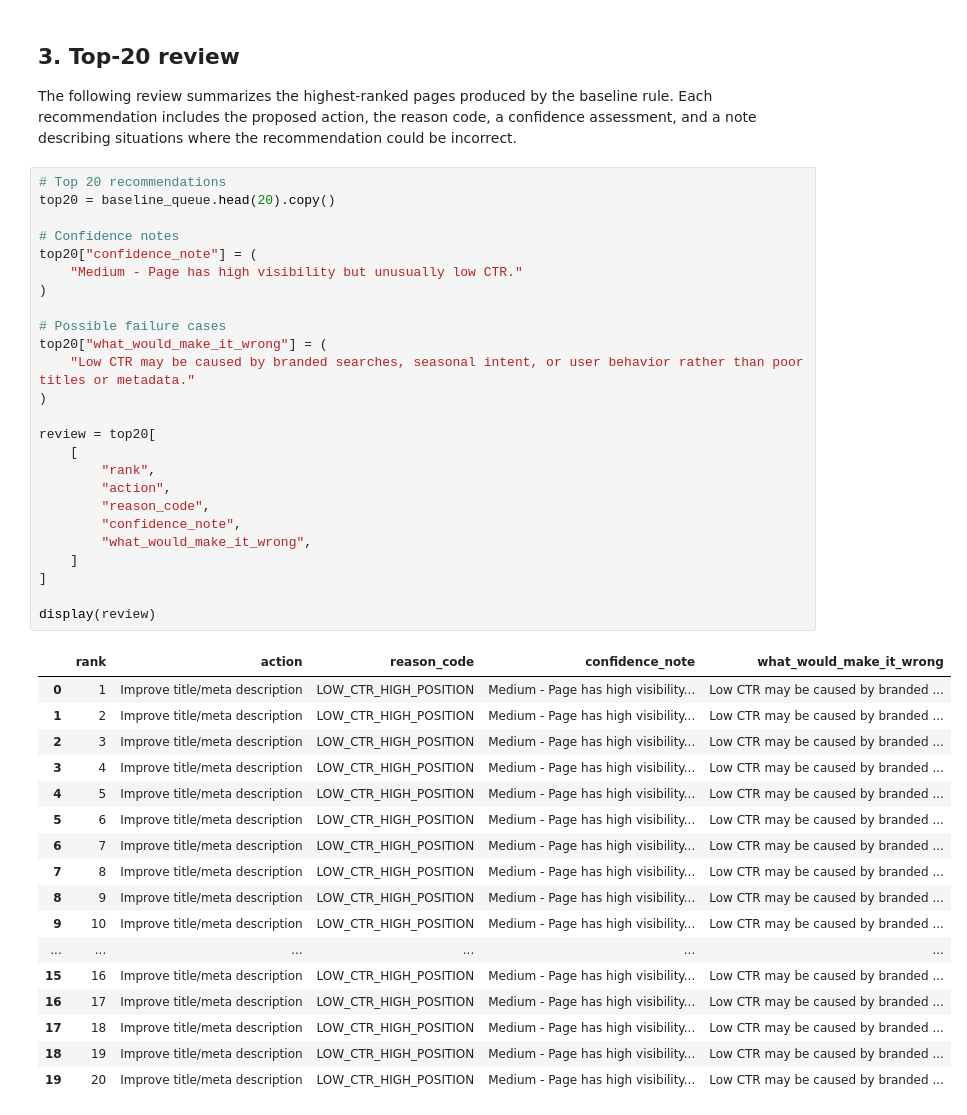
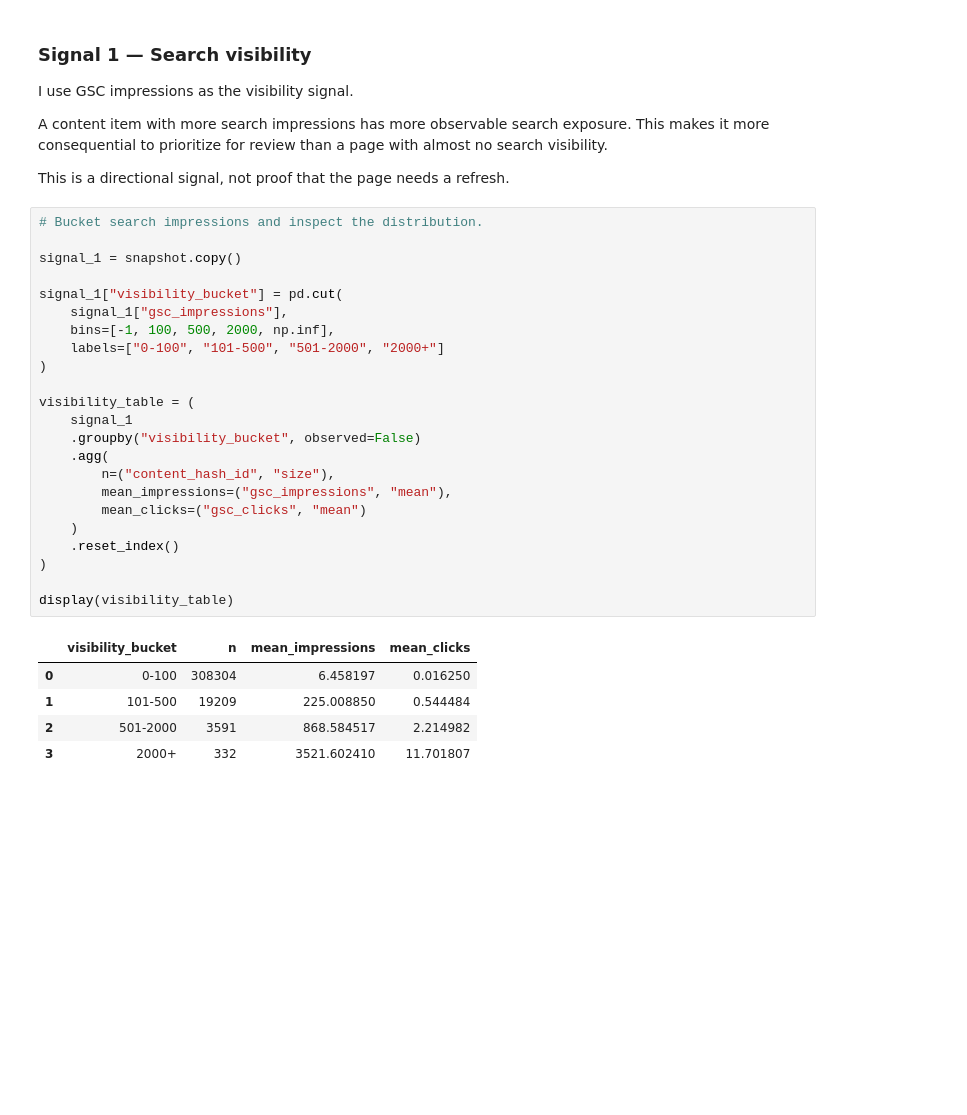
Before and after one commit to ashakram05/ayeshaAkram-flyrank, a Jupyter notebook: work/notebooks/w04_baseline_score.ipynb, the cells around one changed output. Drawn from its saved outputs; the diff is of its cells as text; blank space fills up the shorter version.

```diff
--- a/work/notebooks/w04_baseline_score.ipynb
+++ b/work/notebooks/w04_baseline_score.ipynb
@@ -163,48 +113,40 @@ CSV successfully written to: baseline_action_score.csv
 # %% [markdown]
-## 3. Top-20 review
+### Signal 1 — Search visibility
 
-The following review summarizes the highest-ranked pages produced by the baseline rule. Each recommendation includes the proposed action, the reason code, a confidence assessment, and a note describing situations where the recommendation could be incorrect.
+I use GSC impressions as the visibility signal.
+
+A content item with more search impressions has more observable search exposure.
+This makes it more consequential to prioritize for review than a page with almost
+no search visibility.
+
+This is a directional signal, not proof that the page needs a refresh.
 # %%
-# Top 20 recommendations
-top20 = baseline_queue.head(20).copy()
+# Bucket search impressions and inspect the distribution.
 
-# Confidence notes
-top20["confidence_note"] = (
-    "Medium - Page has high visibility but unusually low CTR."
+signal_1 = snapshot.copy()
+
+signal_1["visibility_bucket"] = pd.cut(
+    signal_1["gsc_impressions"],
+    bins=[-1, 100, 500, 2000, np.inf],
+    labels=["0-100", "101-500", "501-2000", "2000+"]
 )
 
-# Possible failure cases
-top20["what_would_make_it_wrong"] = (
-    "Low CTR may be caused by branded searches, seasonal intent, or user behavior rather than poor titles or metadata."
+visibility_table = (
+    signal_1
+    .groupby("visibility_bucket", observed=False)
+    .agg(
+        n=("content_hash_id", "size"),
+        mean_impressions=("gsc_impressions", "mean"),
+        mean_clicks=("gsc_clicks", "mean")
+    )
+    .reset_index()
 )
 
-review = top20[
-    [
-        "rank",
-        "action",
-        "reason_code",
-        "confidence_note",
-        "what_would_make_it_wrong",
-    ]
-]
-
-display(review)
+display(visibility_table)
 # %% [output]
-|  | rank | action | reason_code | confidence_note | what_would_make_it_wrong |
-| 0 | 1 | Improve title/meta description | LOW_CTR_HIGH_POSITION | Medium - Page has high visibility... | Low CTR may be caused by branded ... |
-| 1 | 2 | Improve title/meta description | LOW_CTR_HIGH_POSITION | Medium - Page has high visibility... | Low CTR may be caused by branded ... |
-| 2 | 3 | Improve title/meta description | LOW_CTR_HIGH_POSITION | Medium - Page has high visibility... | Low CTR may be caused by branded ... |
-| 3 | 4 | Improve title/meta description | LOW_CTR_HIGH_POSITION | Medium - Page has high visibility... | Low CTR may be caused by branded ... |
-| 4 | 5 | Improve title/meta description | LOW_CTR_HIGH_POSITION | Medium - Page has high visibility... | Low CTR may be caused by branded ... |
-| 5 | 6 | Improve title/meta description | LOW_CTR_HIGH_POSITION | Medium - Page has high visibility... | Low CTR may be caused by branded ... |
-| 6 | 7 | Improve title/meta description | LOW_CTR_HIGH_POSITION | Medium - Page has high visibility... | Low CTR may be caused by branded ... |
-| 7 | 8 | Improve title/meta description | LOW_CTR_HIGH_POSITION | Medium - Page has high visibility... | Low CTR may be caused by branded ... |
-| 8 | 9 | Improve title/meta description | LOW_CTR_HIGH_POSITION | Medium - Page has high visibility... | Low CTR may be caused by branded ... |
-| 9 | 10 | Improve title/meta description | LOW_CTR_HIGH_POSITION | Medium - Page has high visibility... | Low CTR may be caused by branded ... |
-| ... | ... | ... | ... | ... | ... |
-| 15 | 16 | Improve title/meta description | LOW_CTR_HIGH_POSITION | Medium - Page has high visibility... | Low CTR may be caused by branded ... |
-| 16 | 17 | Improve title/meta description | LOW_CTR_HIGH_POSITION | Medium - Page has high visibility... | Low CTR may be caused by branded ... |
-| 17 | 18 | Improve title/meta description | LOW_CTR_HIGH_POSITION | Medium - Page has high visibility... | Low CTR may be caused by branded ... |
-| 18 | 19 | Improve title/meta description | LOW_CTR_HIGH_POSITION | Medium - Page has high visibility... | Low CTR may be caused by branded ... |
-| 19 | 20 | Improve title/meta description | LOW_CTR_HIGH_POSITION | Medium - Page has high visibility... | Low CTR may be caused by branded ... |
+|  | visibility_bucket | n | mean_impressions | mean_clicks |
+| 0 | 0-100 | 308304 | 6.458197 | 0.016250 |
+| 1 | 101-500 | 19209 | 225.008850 | 0.544484 |
+| 2 | 501-2000 | 3591 | 868.584517 | 2.214982 |
+| 3 | 2000+ | 332 | 3521.602410 | 11.701807 |
 # %% [markdown]
```
Also changed, not shown: parts of 17 cells of this notebook.
